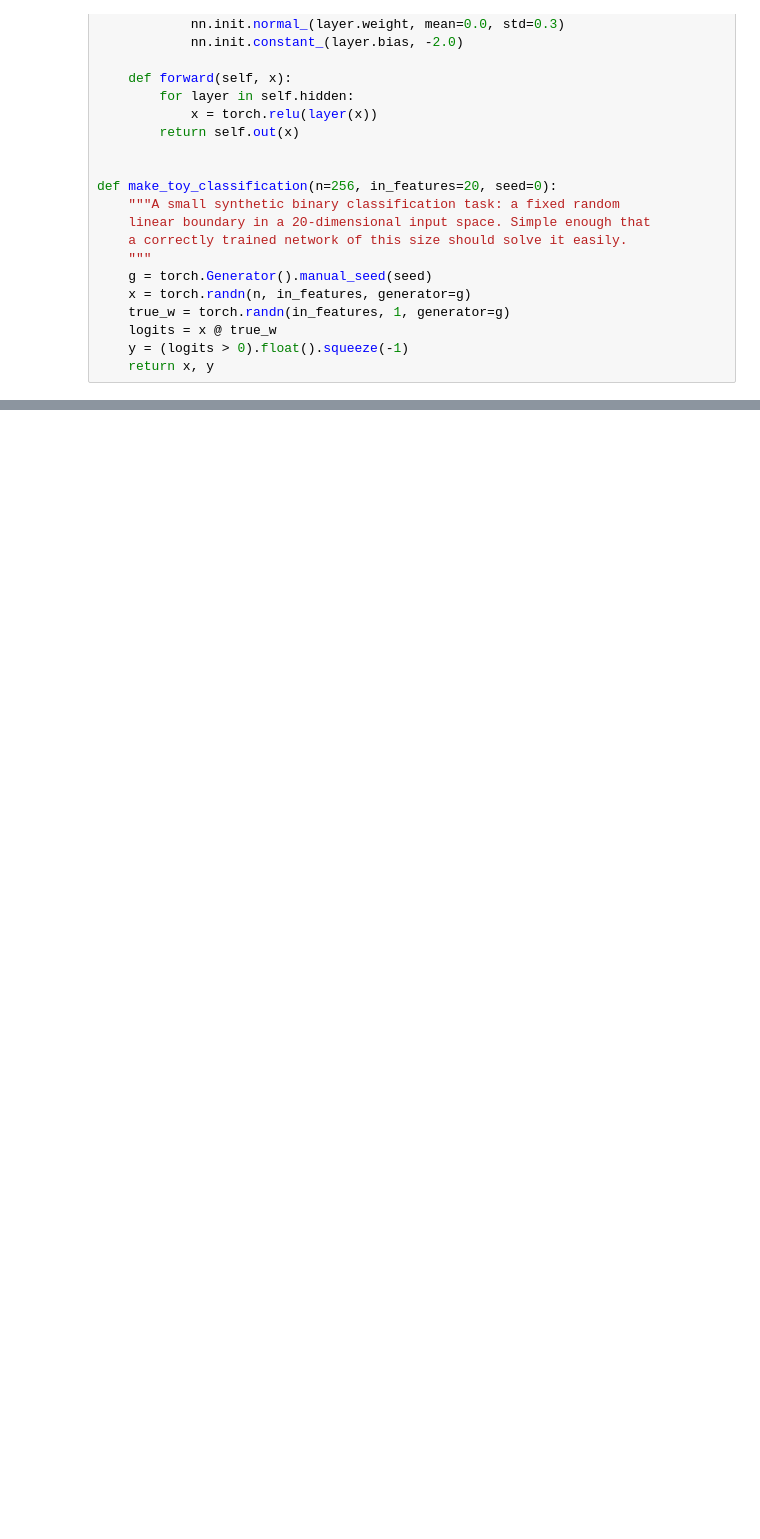
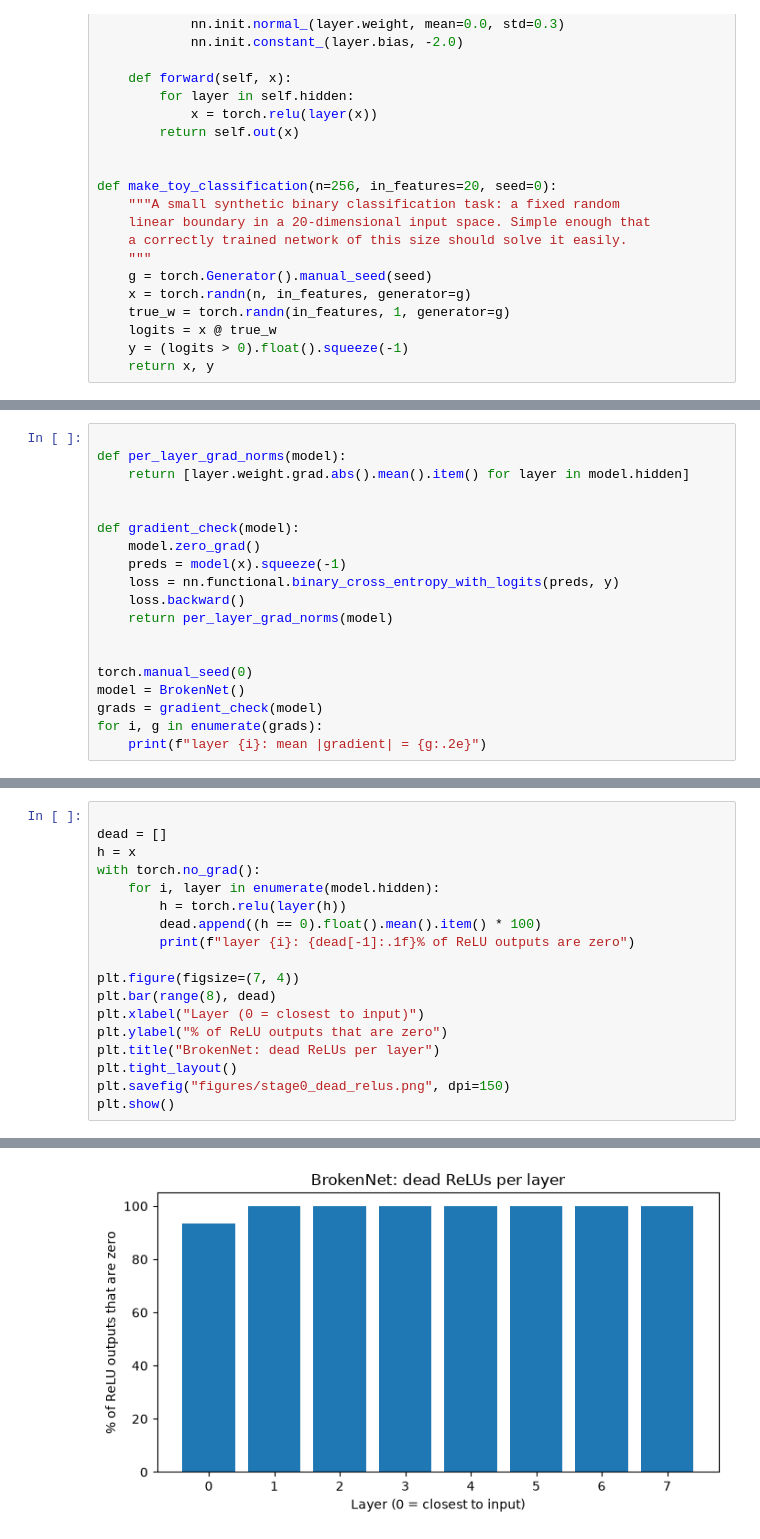
Before and after one commit to RjSalmonEng/AIGC-DeepLearning, a Jupyter notebook: Lab-2/Lab2.ipynb, the cells around one changed output, grey strips where cells are left out. Saved outputs shown, nothing was run; the diff lists cells and outputs as text; blank space fills up the shorter version.

Commit message:
LAB2: Document the baseline and diagnose dead ReLUs with a per-layer gradient check

```diff
--- a/Lab-2/Lab2.ipynb
+++ b/Lab-2/Lab2.ipynb
@@ -63,0 +93,19 @@ print("actually moved away from that.")
+# %%
+
+def per_layer_grad_norms(model):
+    return [layer.weight.grad.abs().mean().item() for layer in model.hidden]
+
+
+def gradient_check(model):
+    model.zero_grad()
+    preds = model(x).squeeze(-1)
+    loss = nn.functional.binary_cross_entropy_with_logits(preds, y)
+    loss.backward()
+    return per_layer_grad_norms(model)
+
+
+torch.manual_seed(0)
+model = BrokenNet()
+grads = gradient_check(model)
+for i, g in enumerate(grads):
+    print(f"layer {i}: mean |gradient| = {g:.2e}")
@@ -63,0 +121,19 @@ print("actually moved away from that.")
+# %%
+
+dead = []
+h = x
+with torch.no_grad():
+    for i, layer in enumerate(model.hidden):
+        h = torch.relu(layer(h))
+        dead.append((h == 0).float().mean().item() * 100)
+        print(f"layer {i}: {dead[-1]:.1f}% of ReLU outputs are zero")
+
+plt.figure(figsize=(7, 4))
+plt.bar(range(8), dead)
+plt.xlabel("Layer (0 = closest to input)")
+plt.ylabel("% of ReLU outputs that are zero")
+plt.title("BrokenNet: dead ReLUs per layer")
+plt.tight_layout()
+plt.savefig("figures/stage0_dead_relus.png", dpi=150)
+plt.show()
+# %% [output]
@@ -63,0 +148 @@ print("actually moved away from that.")
+[figure, added]
```
Also changed, not shown: parts of 8 cells of this notebook, 2 other files.
